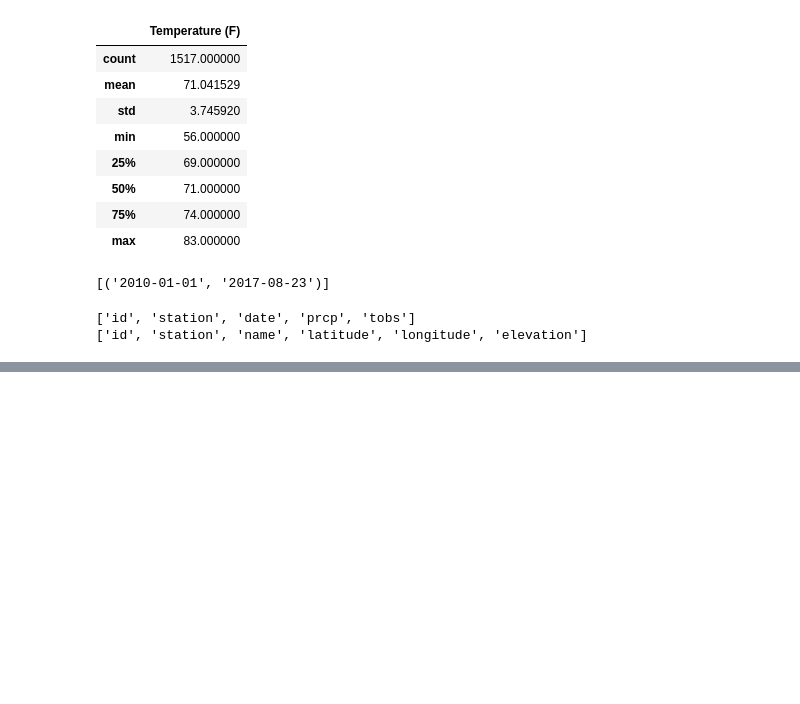
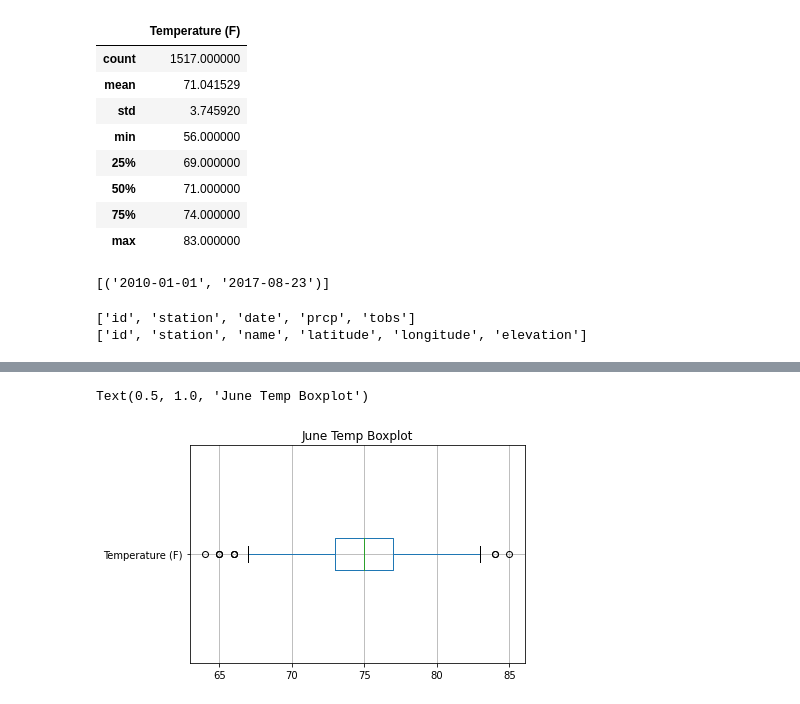
Before and after one commit to mearsdj/surfs_up, a Jupyter notebook: SurfsUp_Challenge.ipynb, the cells around one changed output, grey strips where cells are left out. Cells and saved outputs as stored; diff of their text form; code cells hidden in the pictures; blank space fills up the shorter version.

```diff
--- a/SurfsUp_Challenge.ipynb
+++ b/SurfsUp_Challenge.ipynb
@@ -94,0 +120,6 @@ TypeError: 'MetaData' object is not callable
+# %%
+June_temps.boxplot(vert=False)
+plt.title('June Temp Boxplot')
+# %% [output]
+Text(0.5, 1.0, 'June Temp Boxplot')
+[figure, added]
```
Also changed, not shown: parts of 18 cells of this notebook, 5 other files.
